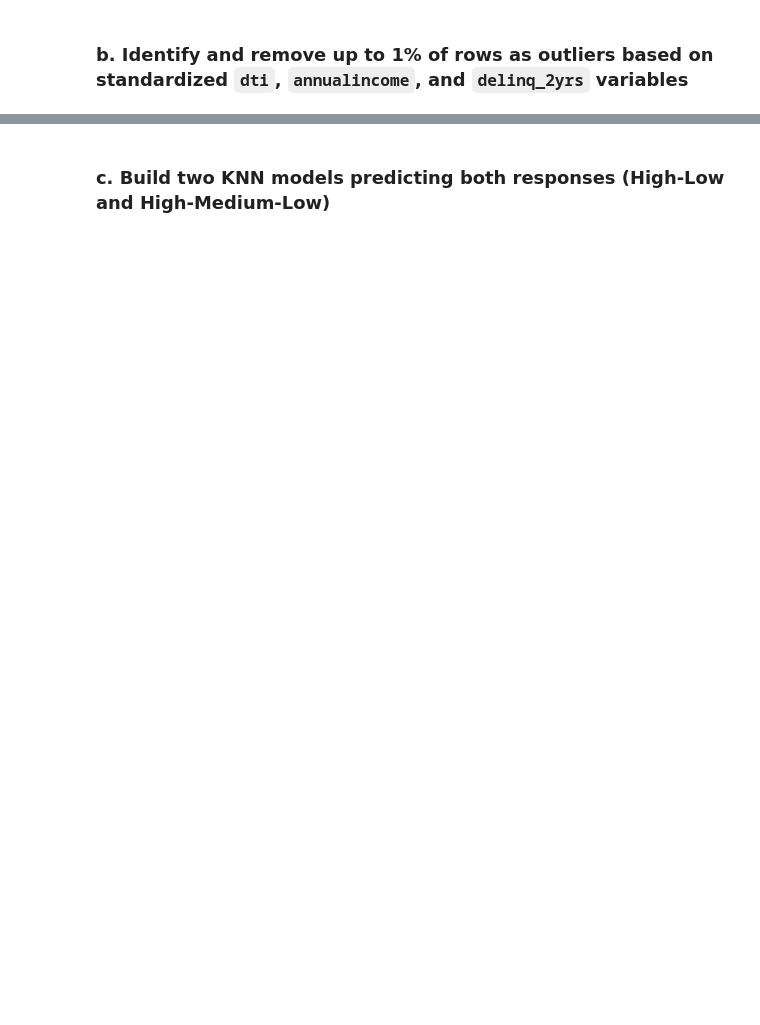
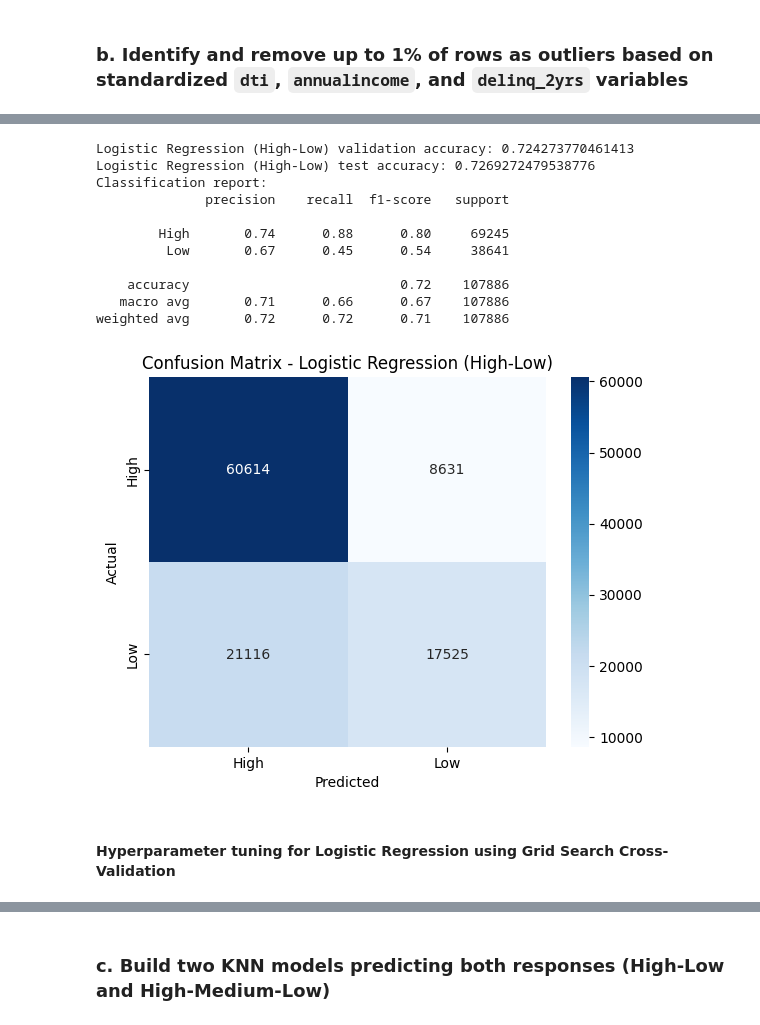
Before and after one commit to suxrobGM/cs6140-assignments, a Jupyter notebook: assignments/src/assignment2/notebook2.ipynb, the cells around one changed output, grey strips where cells are left out. Saved outputs shown, nothing was run; the diff lists cells and outputs as text; code cells hidden in the pictures; blank space fills up the shorter version.

```diff
--- a/assignments/src/assignment2/notebook2.ipynb
+++ b/assignments/src/assignment2/notebook2.ipynb
@@ -293,0 +454,50 @@ weighted avg       0.72      0.73      0.71    145298
+# %%
+from sklearn.linear_model import LogisticRegression
+from sklearn.metrics import classification_report, confusion_matrix, accuracy_score
+
+# Initialize and train the logistic regression model
+log_reg = LogisticRegression(max_iter=1000, random_state=42)
+log_reg.fit(X_hl_train, y_hl_train)
+
+# Make predictions on the validation and test sets
+y_val_pred = log_reg.predict(X_hl_val)
+y_test_pred = log_reg.predict(X_hl_test)
+
+# Calculate accuracies
+accuracy_log_reg = accuracy_score(y_hl_val, y_val_pred)
+test_accuracy_log_reg = accuracy_score(y_hl_test, y_test_pred)
+
+print("Logistic Regression (High-Low) validation accuracy:", accuracy_log_reg)
+print("Logistic Regression (High-Low) test accuracy:", test_accuracy_log_reg)
+
+# Print classification report
+print("Classification report:")
+print(classification_report(y_hl_val, y_val_pred))
+
+# Plot confusion matrix
+cm = confusion_matrix(y_hl_val, y_val_pred, labels=log_reg.classes_)
+sns.heatmap(
+    cm, annot=True, fmt="d", cmap="Blues",
+    xticklabels=log_reg.classes_, # type: ignore
+    yticklabels=log_reg.classes_  # type: ignore
+)
+
+plt.xlabel("Predicted")
+plt.ylabel("Actual")
+plt.title("Confusion Matrix - Logistic Regression (High-Low)")
+plt.show()
+# %% [output]
+Logistic Regression (High-Low) validation accuracy: 0.724273770461413
+Logistic Regression (High-Low) test accuracy: 0.7269272479538776
+Classification report:
+              precision    recall  f1-score   support
+
+        High       0.74      0.88      0.80     69245
+         Low       0.67      0.45      0.54     38641
+
+    accuracy                           0.72    107886
+   macro avg       0.71      0.66      0.67    107886
+weighted avg       0.72      0.72      0.71    107886
+[figure, added]
+# %% [markdown]
+#### Hyperparameter tuning for Logistic Regression using Grid Search Cross-Validation
```
Also changed, not shown: parts of 49 cells of this notebook, 1 other file.
